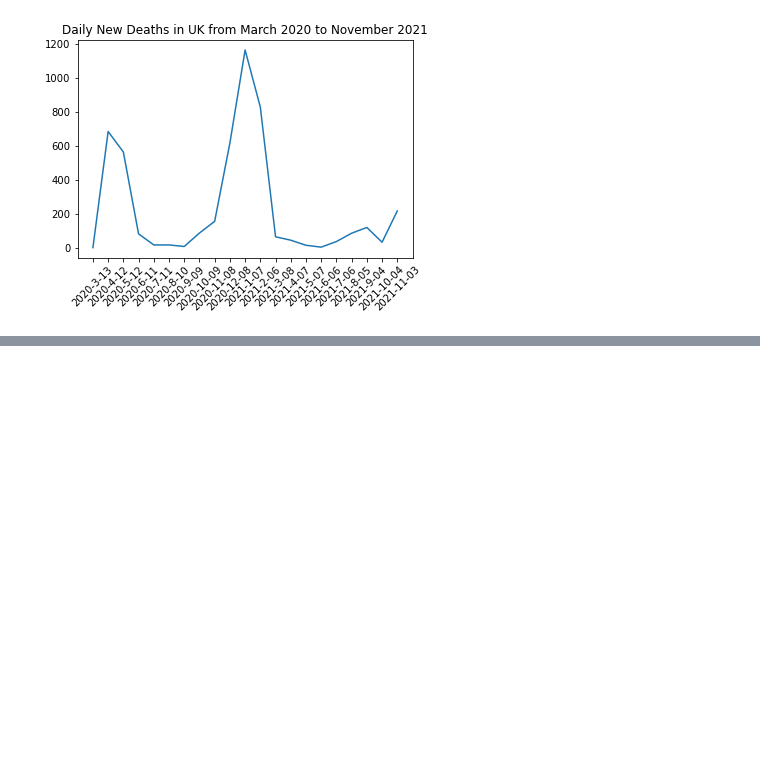
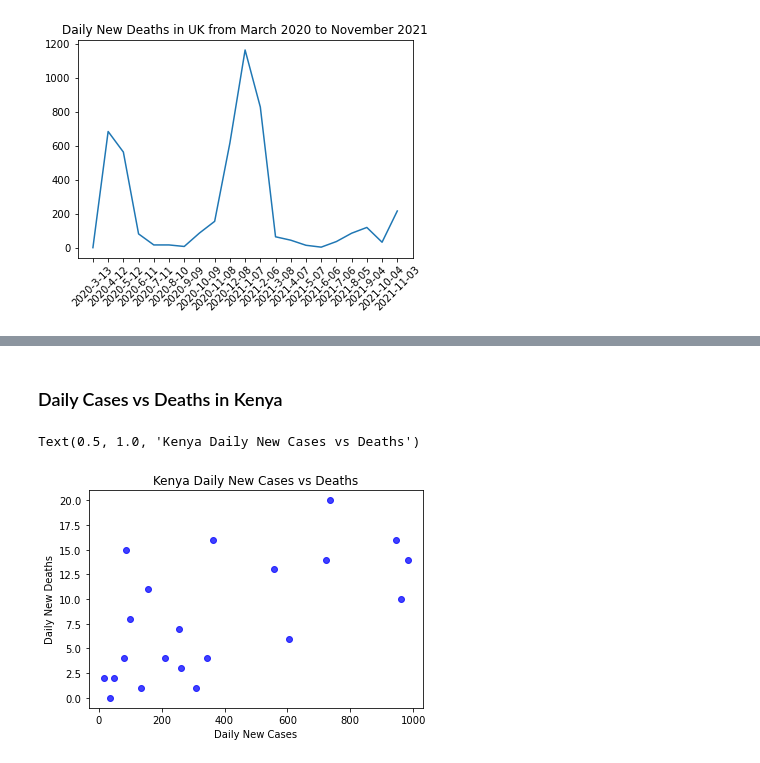
Before and after one commit to DominikaRzez/CovidVaccinationAnalysis, a Jupyter notebook: UK_analysis.ipynb, the cells around one changed output, grey strips where cells are left out. Saved outputs shown, nothing was run; the diff lists cells and outputs as text; code cells hidden in the pictures; blank space fills up the shorter version.

```diff
--- a/UK_analysis.ipynb
+++ b/UK_analysis.ipynb
@@ -62,0 +123,14 @@ The r-squared is: 0.13382632711853648
+# %% [markdown]
+<h3>Daily Cases vs Deaths in Kenya</h3>
+# %%
+# dropping all nan values
+daily_new_cases_kenya=daily_new_cases_kenya.dropna()
+daily_new_deaths_kenya=daily_new_deaths_kenya.dropna()
+#scatter plot of daily cases vs daily deaths
+plt.scatter(daily_new_cases_kenya,daily_new_deaths_kenya, marker="o", facecolors="blue", alpha=0.75)
+plt.xlabel("Daily New Cases")
+plt.ylabel("Daily New Deaths")
+plt.title("Kenya Daily New Cases vs Deaths")
+# %% [output]
+Text(0.5, 1.0, 'Kenya Daily New Cases vs Deaths')
+[figure, added]
```
Also changed, not shown: parts of 27 cells of this notebook, 1 other file.
